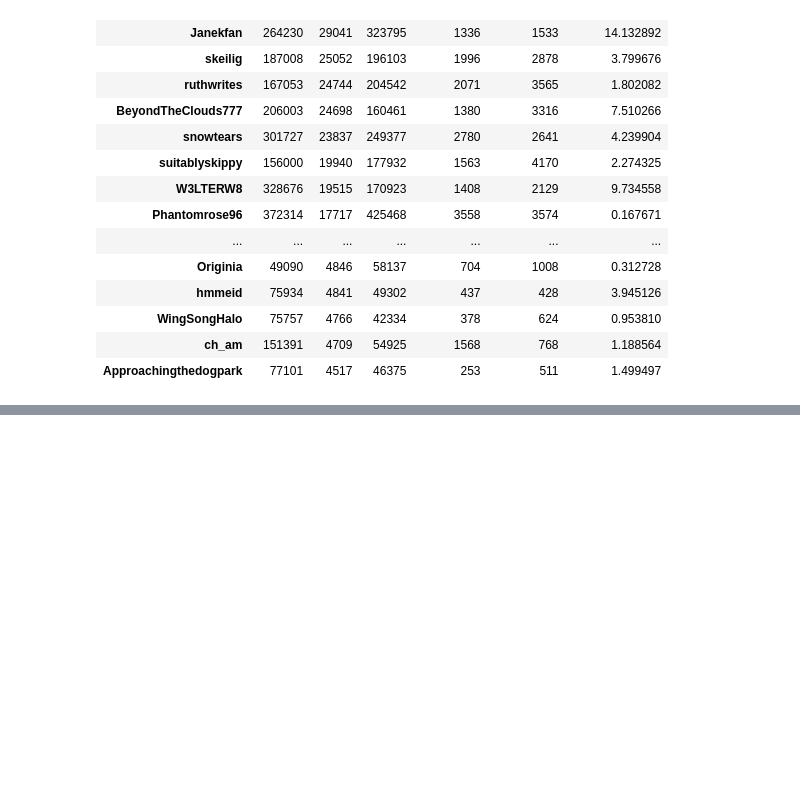
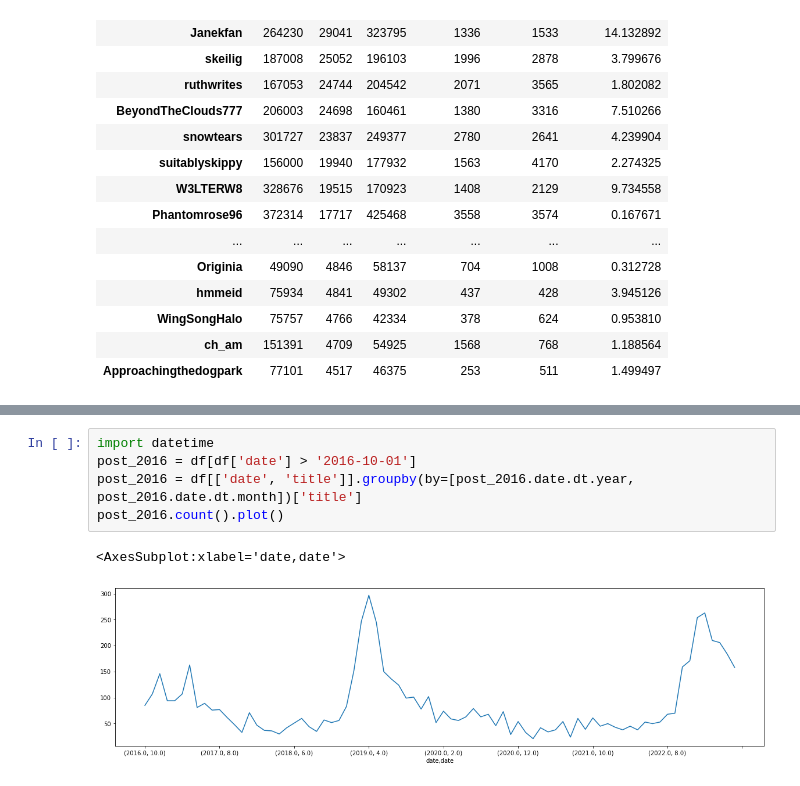
Before and after one commit to ani-exe/simple_ao3_scraper, a Jupyter notebook: notebook.ipynb, the cells around one changed output, grey strips where cells are left out. Saved outputs shown, nothing was run; the diff lists cells and outputs as text; blank space fills up the shorter version.

```diff
--- a/notebook.ipynb
+++ b/notebook.ipynb
@@ -367,0 +440,8 @@ author_words_sum.sort_values('kudos', ascending=False)[0:50]
+# %%
+import datetime
+post_2016 = df[df['date'] > '2016-10-01']
+post_2016 = df[['date', 'title']].groupby(by=[post_2016.date.dt.year, post_2016.date.dt.month])['title']
+post_2016.count().plot()
+# %% [output]
+<AxesSubplot:xlabel='date,date'>
+[figure, added]
```
Also changed, not shown: parts of 15 cells of this notebook.
